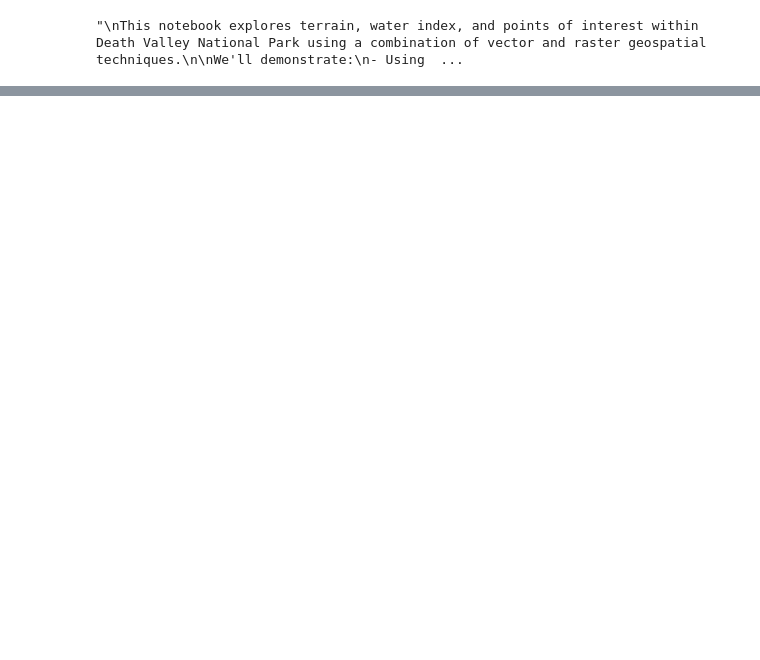
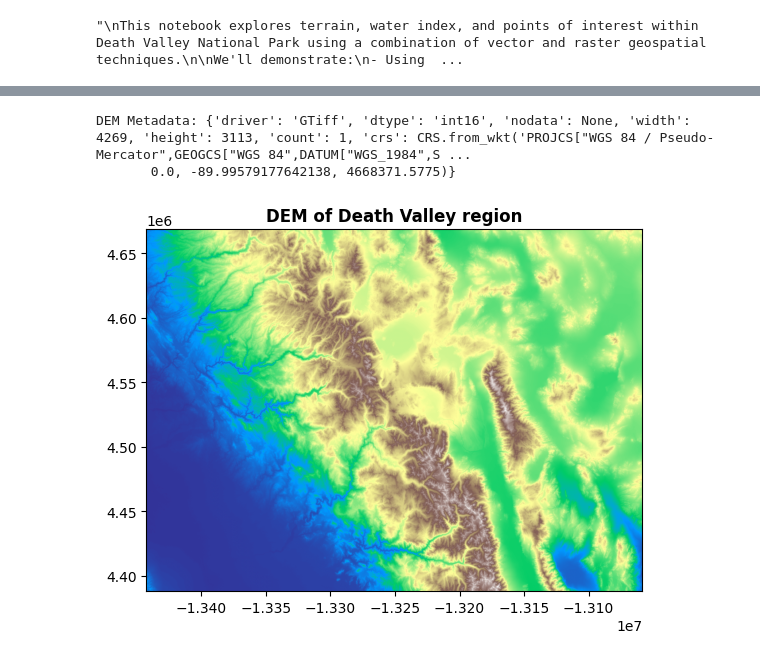
Before and after one commit to bdgroves/desert-ecostats, a Jupyter notebook: Death_Valley_Ecosystems.ipynb, the cells around one changed output, grey strips where cells are left out. Saved outputs shown, nothing was run; the diff lists cells and outputs as text; code cells hidden in the pictures; blank space fills up the shorter version.

```diff
--- a/Death_Valley_Ecosystems.ipynb
+++ b/Death_Valley_Ecosystems.ipynb
@@ -73,3 +73,19 @@ for idx, row in poi_gdf.iterrows():
 m
 # %% [output]
 [interactive output not drawn]
+# %%
+# Download the DEM
+!wget -q https://github.com/opengeos/datasets/releases/download/raster/dem_90m.tif
+
+# Open and explore the raster with rasterio
+import rasterio
+from rasterio.plot import show
+
+dem_path = "dem_90m.tif"
+with rasterio.open(dem_path) as dem_src:
+    print("DEM Metadata:", dem_src.meta)
+    show(dem_src, cmap='terrain', title="DEM of Death Valley region")
+# %% [output]
+DEM Metadata: {'driver': 'GTiff', 'dtype': 'int16', 'nodata': None, 'width': 4269, 'height': 3113, 'count': 1, 'crs': CRS.from_wkt('PROJCS["WGS 84 / Pseudo-Mercator",GEOGCS["WGS 84",DATUM["WGS_1984",S ...
+       0.0, -89.99579177642138, 4668371.5775)}
+[figure, added]
```
Also changed, not shown: parts of 4 cells of this notebook.
